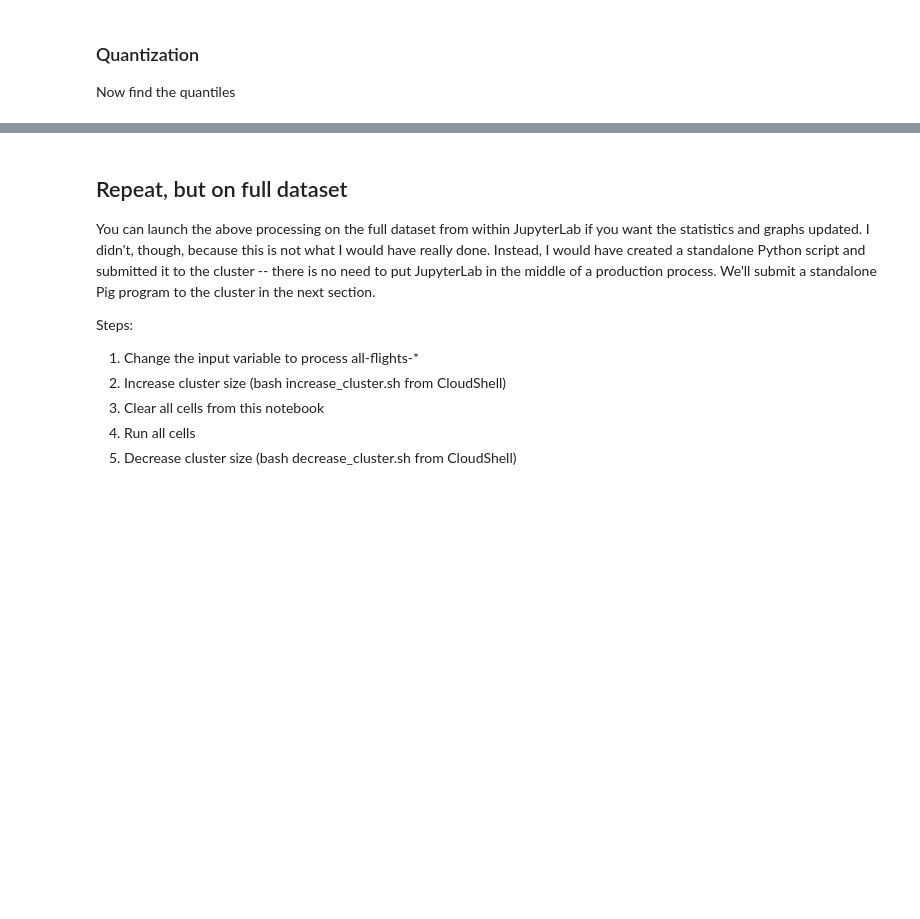
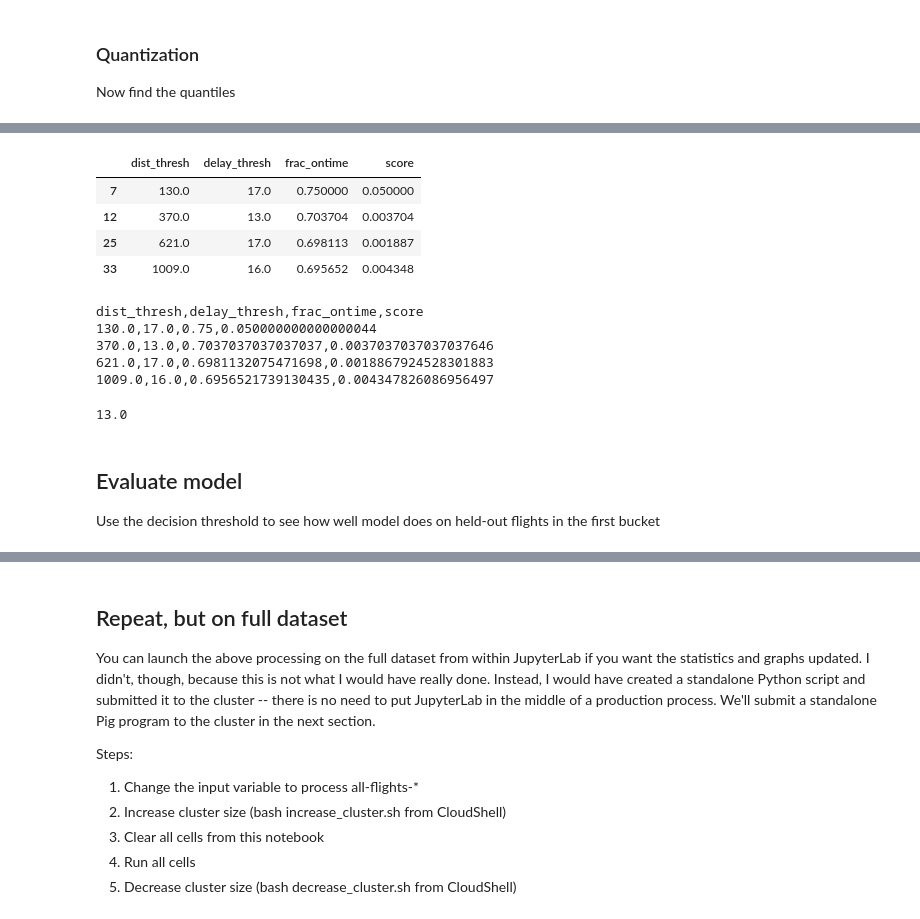
Before and after one commit to GoogleCloudPlatform/data-science-on-gcp, a Jupyter notebook: 06_dataproc/quantization.ipynb, the cells around one changed output, grey strips where cells are left out. Drawn from its saved outputs; the diff is of its cells as text; code cells hidden in the pictures; blank space fills up the shorter version.

```diff
--- a/06_dataproc/quantization.ipynb
+++ b/06_dataproc/quantization.ipynb
@@ -220,0 +192,18 @@ results.show()
+# %%
+import pyspark.sql.functions as F
+import pandas as pd
+
+df = pd.DataFrame(columns=['dist_thresh', 'delay_thresh', 'frac_ontime'])
+for m in range(0, 2): # len(distthresh)-1):
+    for n in range(0, len(delaythresh)-1):
+        bdf = flights[(flights['distance'] >= distthresh[m])
+             & (flights['distance'] < distthresh[m+1])
+             & (flights['dep_delay'] >= delaythresh[n])
+             & (flights['dep_delay'] < delaythresh[n+1])]
+        ontime_frac = bdf.agg(F.sum('ontime')).collect()[0][0] / bdf.agg(F.count('ontime')).collect()[0][0]
+        print (m, n, ontime_frac)
+        df = df.append({
+            'dist_thresh': distthresh[m],
+            'delay_thresh': delaythresh[n],
+            'frac_ontime': ontime_frac
+        }, ignore_index=True)
@@ -220,0 +222,17 @@ results.show()
+# %%
+delaythresh = range(10, 20)
+
+df = pd.DataFrame(columns=['dist_thresh', 'delay_thresh', 'frac_ontime'])
+for m in range(0, len(distthresh)-1):
+    for n in range(0, len(delaythresh)-1):
+        bdf = flights[(flights['distance'] >= distthresh[m])
+             & (flights['distance'] < distthresh[m+1])
+             & (flights['dep_delay'] >= delaythresh[n])
+             & (flights['dep_delay'] < delaythresh[n+1])]
+        ontime_frac = bdf.agg(F.sum('ontime')).collect()[0][0] / bdf.agg(F.count('ontime')).collect()[0][0]
+        print (m, n, ontime_frac)
+        df = df.append({
+            'dist_thresh': distthresh[m],
+            'delay_thresh': delaythresh[n],
+            'frac_ontime': ontime_frac
+        }, ignore_index=True)
@@ -220,0 +276,27 @@ results.show()
+# %%
+df['score'] = abs(df['frac_ontime'] - 0.7)
+bayes = df.sort_values(['score']).groupby('dist_thresh').head(1).sort_values('dist_thresh')
+bayes
+# %% [output]
+|  | dist_thresh | delay_thresh | frac_ontime | score |
+| 7 | 130.0 | 17.0 | 0.750000 | 0.050000 |
+| 12 | 370.0 | 13.0 | 0.703704 | 0.003704 |
+| 25 | 621.0 | 17.0 | 0.698113 | 0.001887 |
+| 33 | 1009.0 | 16.0 | 0.695652 | 0.004348 |
+# %%
+bayes.to_csv('bayes.csv', index=False)
+!cat bayes.csv
+# %% [output]
+dist_thresh,delay_thresh,frac_ontime,score
+130.0,17.0,0.75,0.050000000000000044
+370.0,13.0,0.7037037037037037,0.0037037037037037646
+621.0,17.0,0.6981132075471698,0.0018867924528301883
+1009.0,16.0,0.6956521739130435,0.004347826086956497
+# %%
+bayes[ bayes['dist_thresh'] == distthresh[1] ]['delay_thresh'].values[0]
+# %% [output]
+13.0
+# %% [markdown]
+## Evaluate model
+
+Use the decision threshold to see how well model does on held-out flights in the first bucket
```
Also changed, not shown: parts of 30 cells of this notebook, 1 other file.
